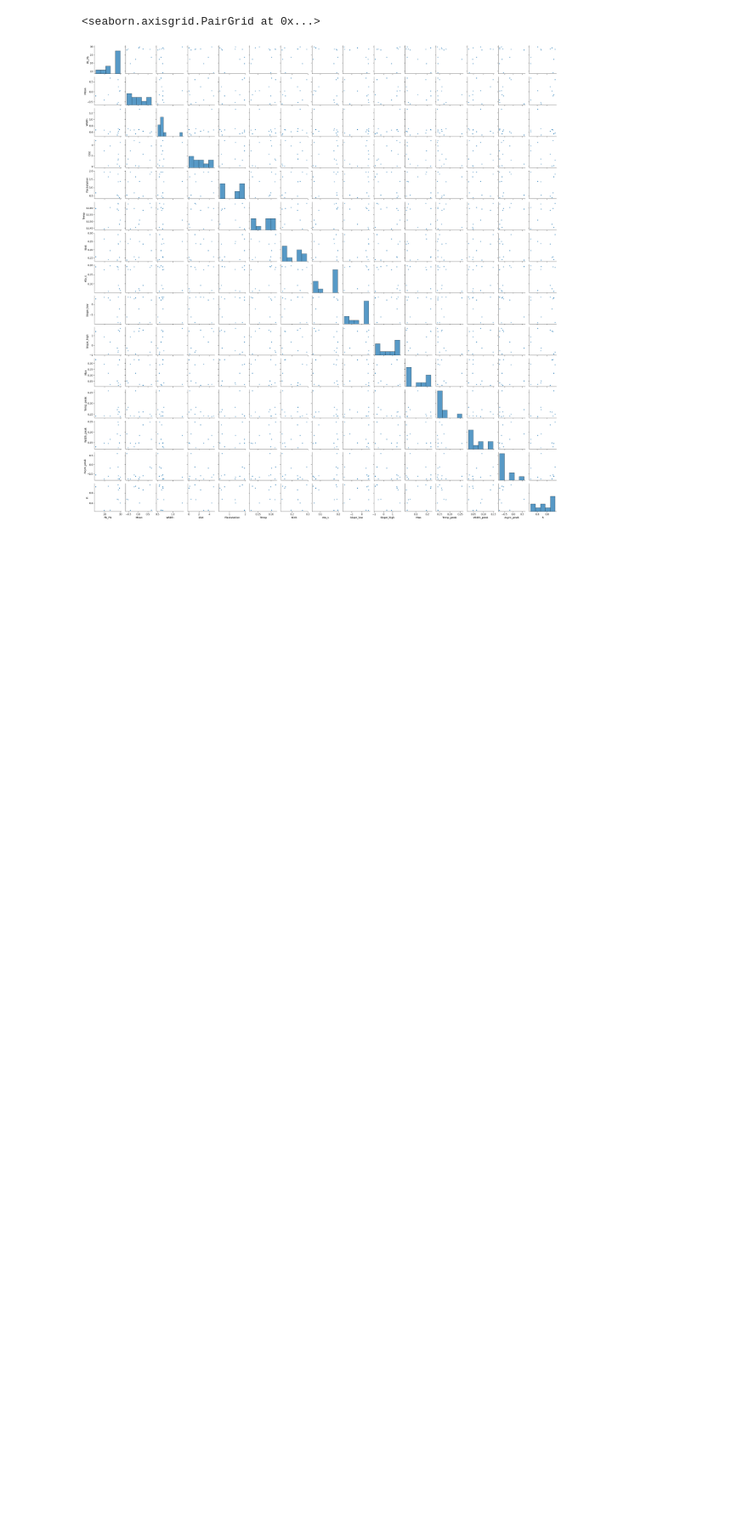
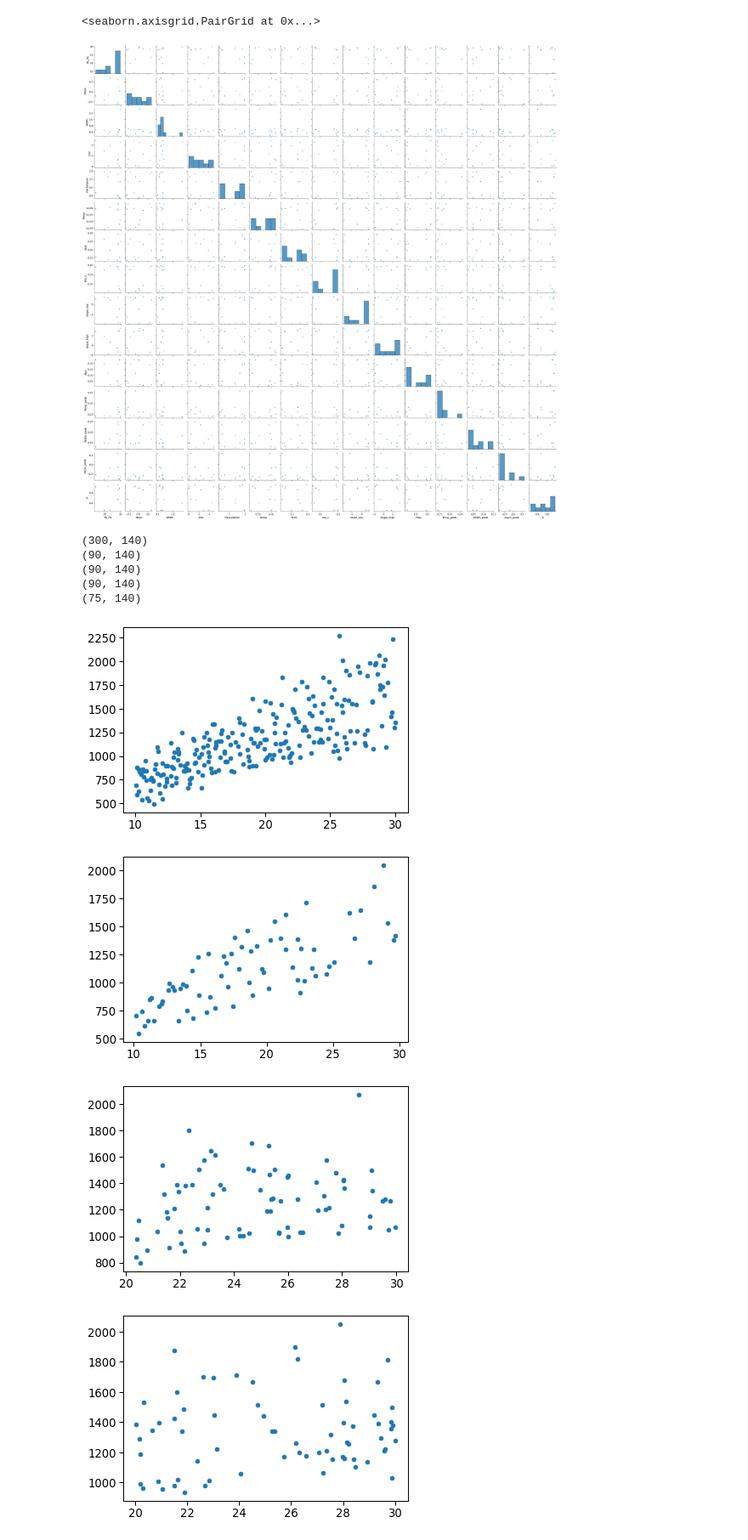
Before and after one commit to danOSU/observables, a Jupyter notebook: vah_design/emulation/Exploration.ipynb, the cells around one changed output. Shown at 85% size. Drawn from its saved outputs; the diff is of its cells as text; code cells hidden in the pictures; blank space fills up the shorter version.

Commit message:
sanity checks

```diff
--- a/vah_design/emulation/Exploration.ipynb
+++ b/vah_design/emulation/Exploration.ipynb
@@ -114,0 +117,21 @@ sns.pairplot(df_combined.drop(['design','nevents'], axis=1), diag_kind='hist')
+# %%
+# Sanity Check
+for i in range(0,5):
+    df_combined = pd.concat([df_list[i].design, df_list[i].obs, df_list[i].events], axis=1)
+    print(df_combined.shape)
+    df_combined = df_combined[df_combined['nevents']>max(df_combined.nevents)*0.9]
+    #print(df_combined.head())
+    x = df_combined['Pb_Pb']
+    y = df_combined['dNch_deta_[0 5]']
+    fig, ax = plt.subplots()
+    ax.scatter(x,y)
+# %% [output]
+(300, 140)
+(90, 140)
+(90, 140)
+(90, 140)
+(75, 140)
+[figure, added]
+[figure, added]
+[figure, added]
+[figure, added]
```
Also changed, not shown: parts of 2 cells of this notebook.
